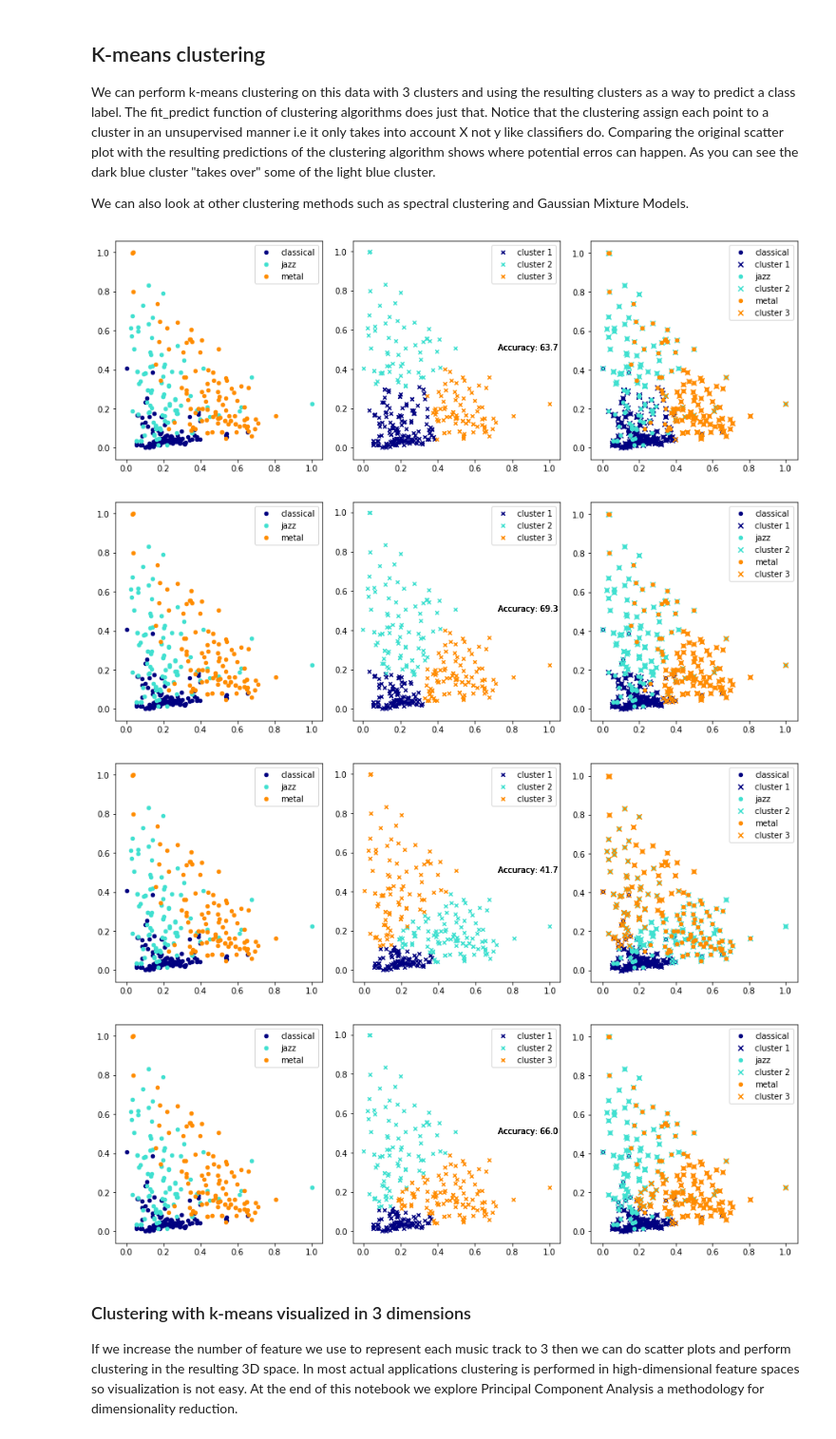
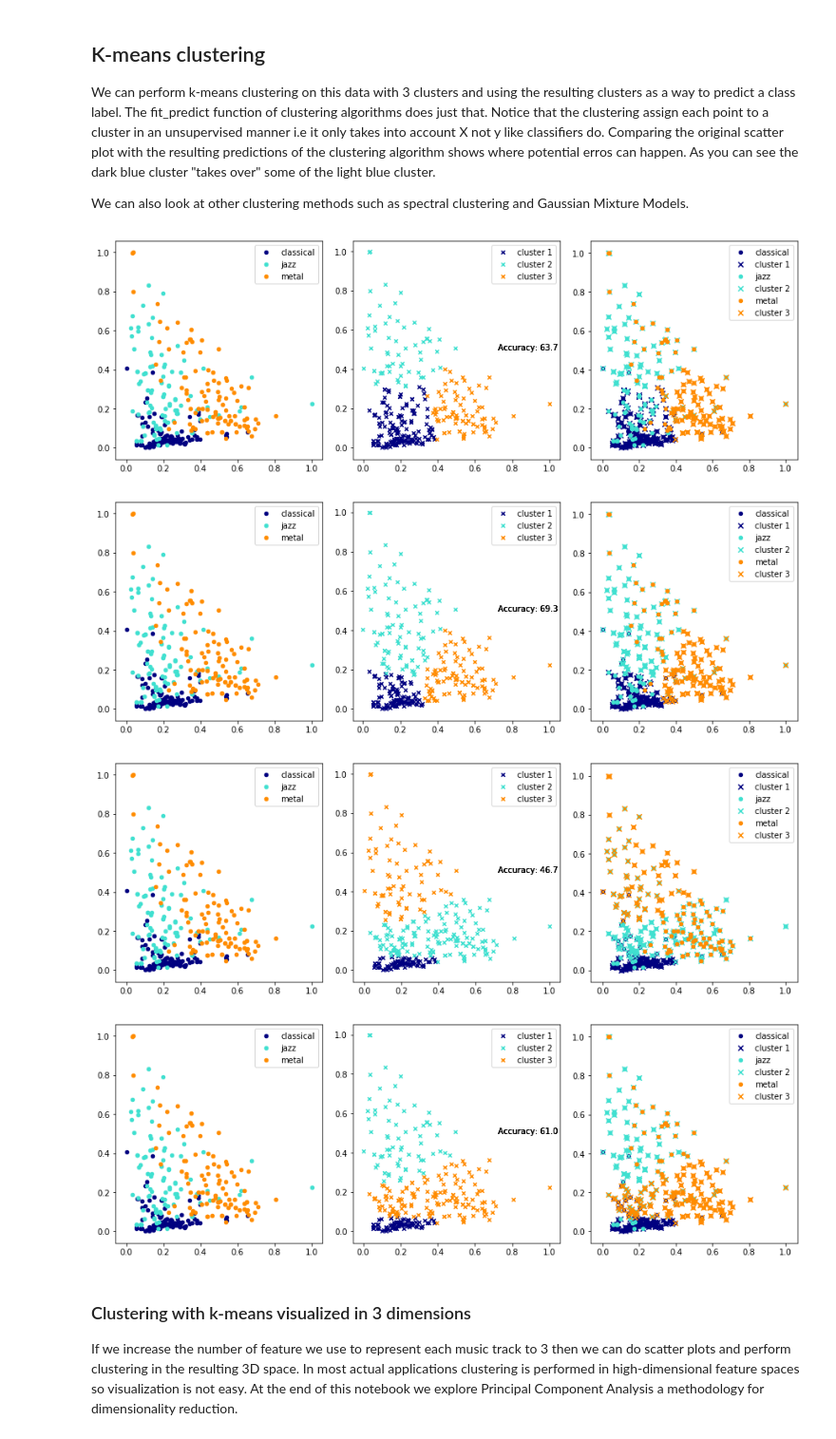
Before and after one commit to gtzan/mir_book, a Jupyter notebook: Clustering.ipynb, the cells around one changed output. Shown at 95% size. Drawn from its saved outputs; the diff is of its cells as text; code cells hidden in the pictures.

Commit message:
Small Clustering fixes

```diff
--- a/Clustering.ipynb
+++ b/Clustering.ipynb
@@ -71,40 +71,43 @@ def plot_clustering(X,y,y_pred):
         plt.scatter(data[:, 0], data[:, 1], s=20, color=color,
                     label=target_names[n])
         data = X[y_pred == n]
 
         plt.scatter(data[:, 0], data[:, 1], s=40, marker='x',color=color,
                     label=cluster_names[n])
         plt.legend(scatterpoints=1, loc='upper right', prop=dict(size=10))
 
         train_accuracy = np.mean(y_pred.ravel() == y.ravel()) * 100
         plt.text(0.7, 0.5, 'Accuracy: %.1f' % train_accuracy,
              transform=h.transAxes)
     plt.show()
 
 
 y_pred = KMeans(n_clusters=3, random_state=random_state).fit_predict(X)
 plot_clustering(X,y,y_pred)
 y_pred = SpectralClustering(n_clusters=3, eigen_solver='arpack',
                             random_state=random_state,assign_labels = 'kmeans',
                             affinity='nearest_neighbors').fit_predict(X)
 plot_clustering(X,y,y_pred)
-gmm = GaussianMixture(n_components=3, random_state=50, max_iter=20)
+gmm = GaussianMixture(n_components=3, random_state=50, max_iter=100)
 gmm.fit(X)
 y_pred = gmm.predict(X)
 plot_clustering(X,y,y_pred)
 
 # rerrange cluster numbers to make things work
-cluster_mapping = {}
-cluster_mapping[0] = 0
-cluster_mapping[1] = 2
-cluster_mapping[2] = 1
+#cluster_mapping = {}
+#cluster_mapping[0] = 0
+#cluster_mapping[1] = 2
+#cluster_mapping[2] = 1
 y_mapped_predict = np.array([cluster_mapping[i] for i in y_pred])
+y_mapped_predict[y_pred == 0] = 0
+y_mapped_predict[y_pred == 1] = 2
+y_mapped_predict[y_pred == 2] = 1
 plot_clustering(X,y,y_mapped_predict)
 # %% [output]
 [figure]
 [figure]
-[figure, old version]
+[figure, new version]
-[figure, old version]
+[figure, new version]
 # %% [markdown]
 ### Clustering with k-means visualized in 3 dimensions
 
```
Also changed, not shown: parts of 1 cell of this notebook.
